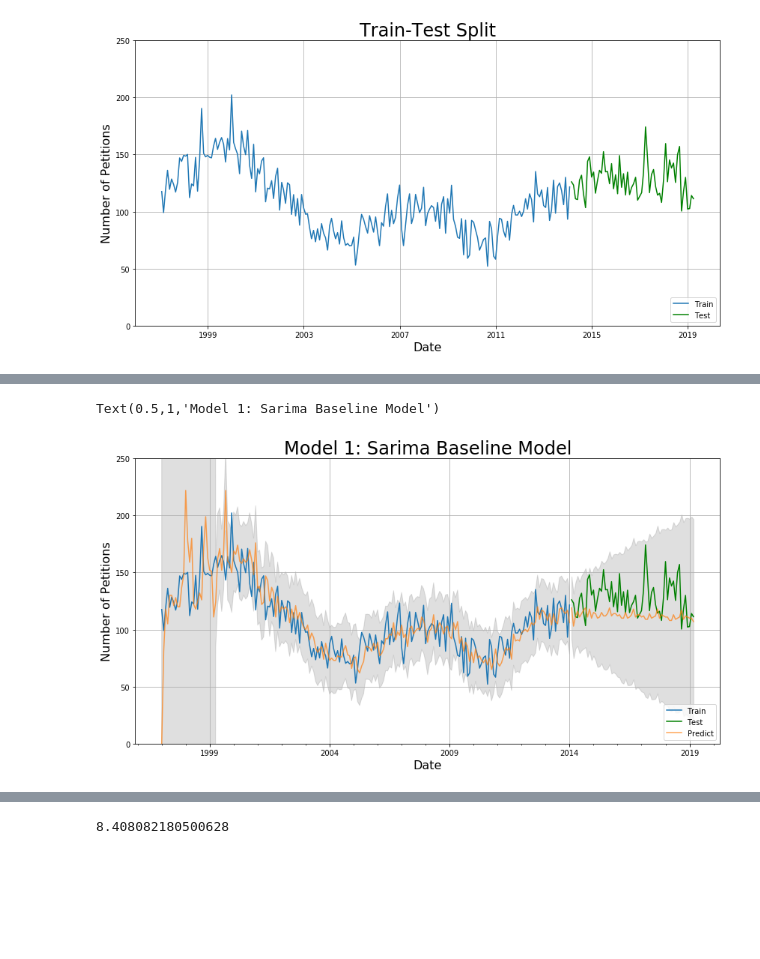
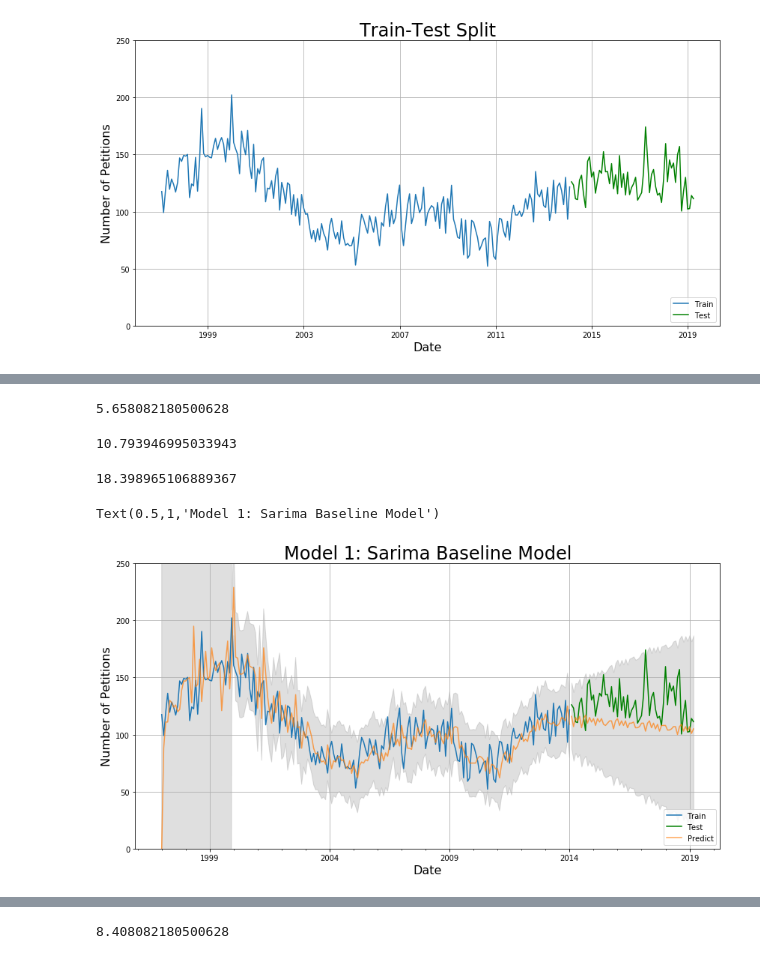
Before and after one commit to harrisonized/Predicting_Rent_Petitions_in_SF, a Jupyter notebook: sarima.ipynb, the cells around one changed output, grey strips where cells are left out. Drawn from its saved outputs; the diff is of its cells as text; code cells hidden in the pictures; blank space fills up the shorter version.

```diff
--- a/sarima.ipynb
+++ b/sarima.ipynb
@@ -157,34 +191,64 @@ Text(0.5,1,'Train-Test Split')
+# %%
+# MAE for 3 months after the train
+mean(abs(
+    (pd.DataFrame(test.predicted_mean.round())[0]
+         - petition_test_df[['Datetime', 'Adj. Signal']] \
+         .rename(columns = {'Adj. Signal': 'Observed'}) \
+         .set_index("Datetime")['Observed'])[0:4]
+    ))
+# %% [output]
+5.658082180500628
+# %%
+# MAE for 3 months after the train
+mean(abs(
+    (pd.DataFrame(test.predicted_mean.round())[0]
+         - petition_test_df[['Datetime', 'Adj. Signal']] \
+         .rename(columns = {'Adj. Signal': 'Observed'}) \
+         .set_index("Datetime")['Observed'])[0:13]
+    ))
+# %% [output]
+10.793946995033943
+# %%
+# MAE for entire test set
+mean(abs(
+    (pd.DataFrame(test.predicted_mean.round())[0]
+         - petition_test_df[['Datetime', 'Adj. Signal']] \
+         .rename(columns = {'Adj. Signal': 'Observed'}) \
+         .set_index("Datetime")['Observed'])
+    ))
+# %% [output]
+18.398965106889367
 # %%
 mod = sm.tsa.statespace.SARIMAX(petition_train_df[['Datetime', 'Adj. Signal']].set_index("Datetime"),
                                 order=(2, 1, 2),
-                                seasonal_order=(0, 1, 2, 12),
+                                seasonal_order=(0, 1, 2, 16),
                                 enforce_stationarity=False,
                                 enforce_invertibility=False,
                                freq = 'M')
 
 results = mod.fit()
 
 # Results
 train = results.get_prediction(start=pd.to_datetime('1997-1-31'), end = pd.to_datetime('2014-1-31'), dynamic=False)
 train_ci = train.conf_int()
 test = results.get_prediction(start=pd.to_datetime('2014-2-28'), end = pd.to_datetime('2019-03-31'), dynamic=False)
 test_ci = test.conf_int()
 
 # Plotting
 ax = petition_train_df[['Datetime', 'Adj. Signal']].rename(columns = {'Adj. Signal': 'Train'}).set_index("Datetime").plot(figsize=(14, 7))
 petition_test_df[['Datetime', 'Adj. Signal']].rename(columns = {'Adj. Signal': 'Test'}).set_index("Datetime").plot(ax=ax, color = 'g')
 train.predicted_mean.round().plot(ax=ax, label='Predict', alpha=.7, color = '#ff7f0e') # Add train data
 ax.fill_between(train_ci.index, train_ci.iloc[:, 0], train_ci.iloc[:, 1], color='grey', alpha=.25) # Confidence Interval
 test.predicted_mean.round().plot(ax=ax, label = '_nolegend_', alpha=.7, color = '#ff7f0e') # Add test data
 ax.fill_between(test_ci.index, test_ci.iloc[:, 0], test_ci.iloc[:, 1], color='grey', alpha=.25) # Confidence Interval
 ax.set_xlabel('Date', fontsize = 16)
 ax.set_ylabel('Number of Petitions', fontsize = 16)
 plt.legend(loc='lower right')
 plt.ylim(0, 250)
 ax.grid(True)
 plt.title('Model 1: Sarima Baseline Model', fontsize=24)
 
 #plt.savefig('figures/sarima/sarima-baseline-model', transparent = True, bbox_inches="tight")
 # %% [output]
 Text(0.5,1,'Model 1: Sarima Baseline Model')
-[figure, old version]
+[figure, new version]
```
Also changed, not shown: parts of 15 cells of this notebook, 1 other file.
